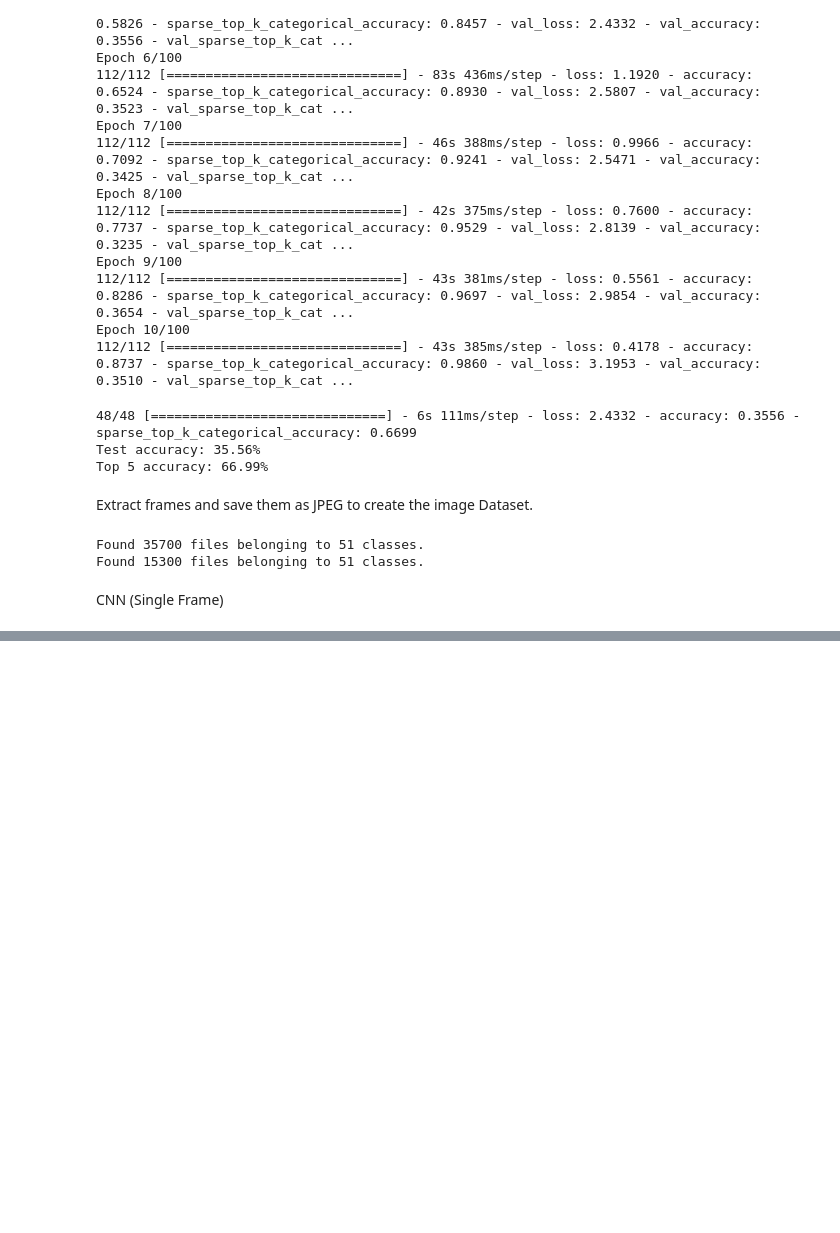
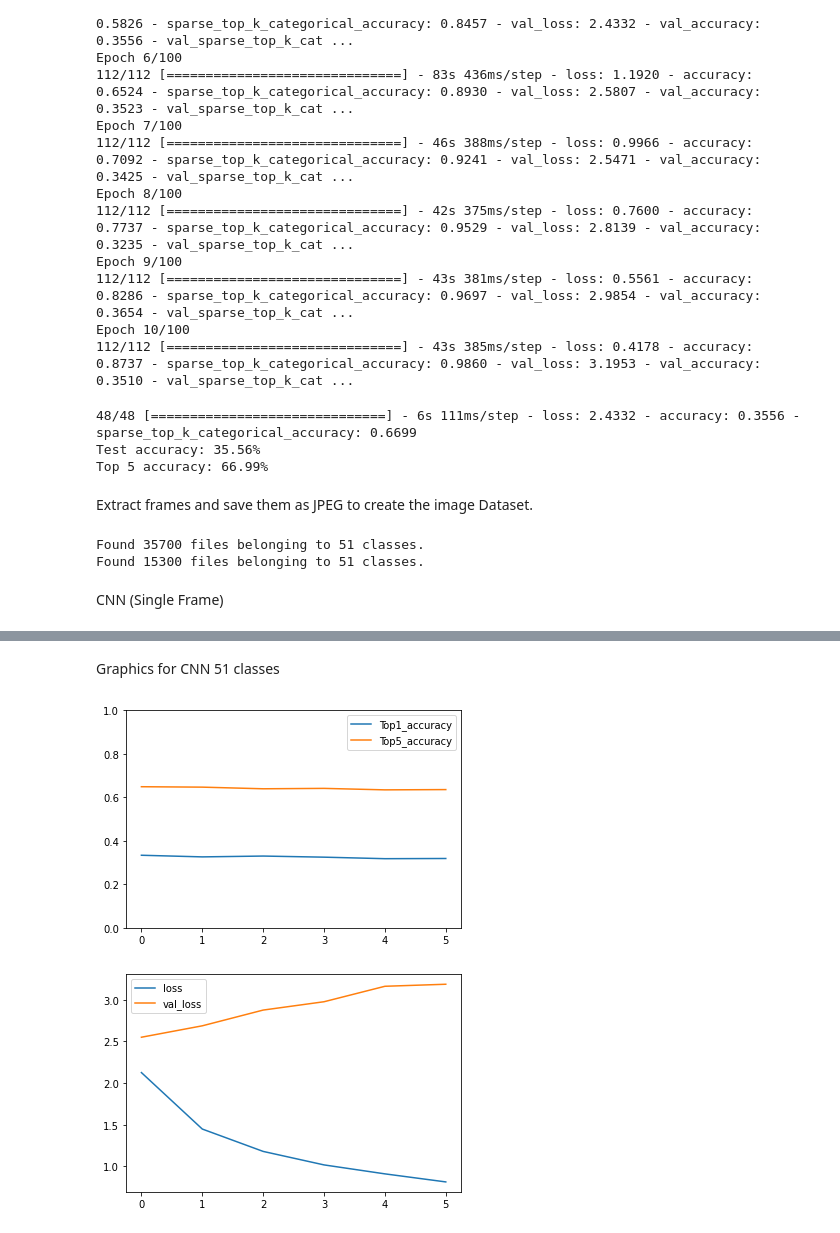
Before and after one commit to dalonm03/TFG, a Jupyter notebook: src/tfg.ipynb, the cells around one changed output, grey strips where cells are left out. Drawn from its saved outputs; the diff is of its cells as text; code cells hidden in the pictures; blank space fills up the shorter version.

```diff
--- a/src/tfg.ipynb
+++ b/src/tfg.ipynb
@@ -614,0 +673,26 @@ tf.keras.utils.plot_model(model, "modelo_tfg.png", show_shapes=True)
+# %%
+
+def get_graphics(experimentID):
+    experiment = tb.data.experimental.ExperimentFromDev(experimentID)
+
+    df = experiment.get_scalars()
+    #print(df)
+    df2 = df[df.tag.str.contains("iterations")==False]
+    df2 = df2.pivot(index=["run","step"],columns=['tag'],values="value")
+    df_val=df2[df2.index.get_level_values(0).str.contains("validation")]
+    df_train=df2[df2.index.get_level_values(0).str.contains("train")]
+    fig,ax=plt.subplots()
+
+    df_val.loc[:,['epoch_accuracy','epoch_sparse_top_k_categorical_accuracy']].plot(use_index=False, ax=ax,xlabel='epochs',ylim=(0,1))
+    ax.legend(['Top1_accuracy','Top5_accuracy'])
+
+    ax=df_train.loc[:,['epoch_loss']].plot(use_index=False,xlabel='epoch')
+    df_val.loc[:,['epoch_loss']].plot(ax=ax,use_index=False)
+    ax.legend(['loss','val_loss'])
+# %% [markdown]
+Graphics for CNN 51 classes
+# %%
+get_graphics('fnRkS1jzQeSnxy0C3jawsA')
+# %% [output]
+[figure, added]
+[figure, added]
```
Also changed, not shown: parts of 14 cells of this notebook, 2 other files.
